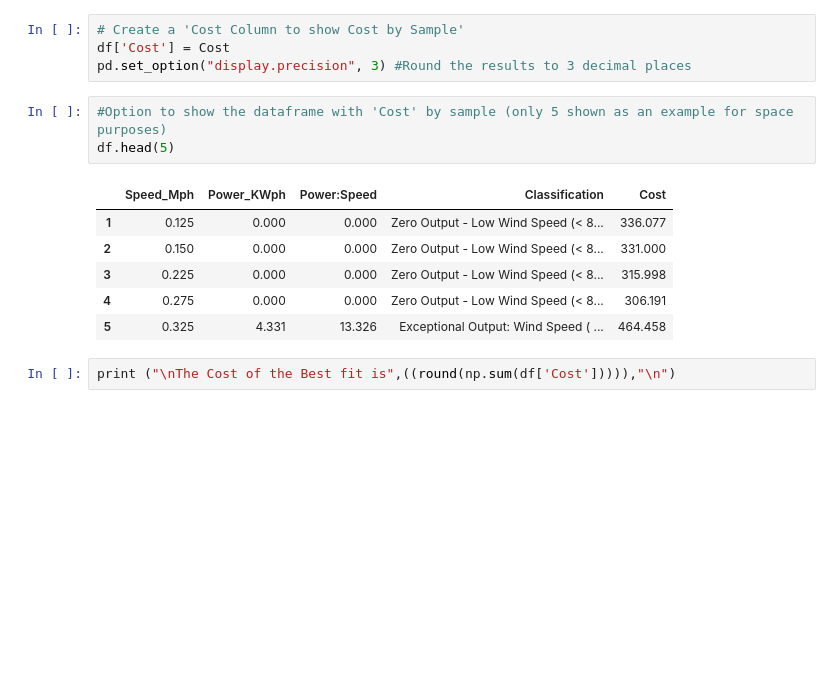
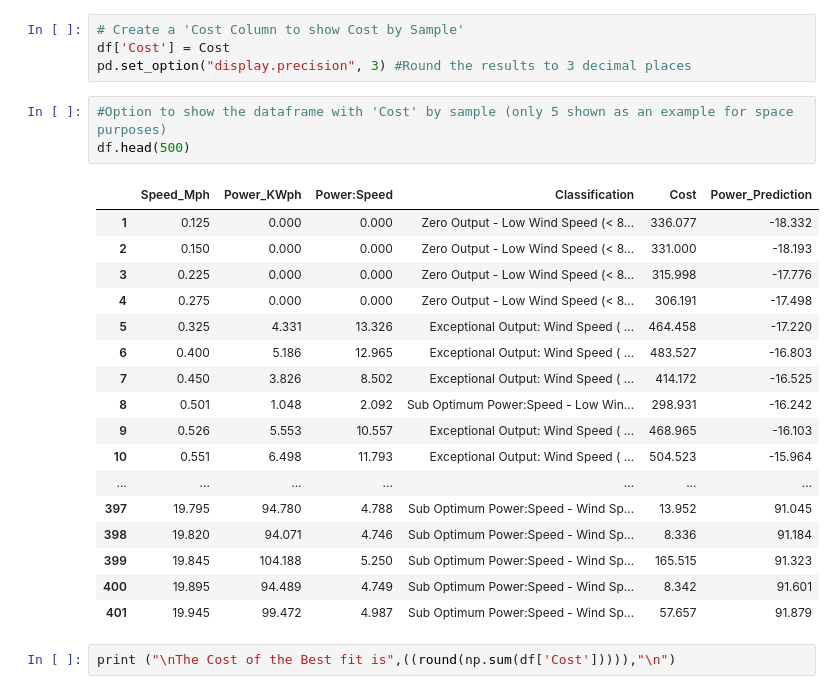
Before and after one commit to Fiona-600/Data-Analytics-2020-Project, a Jupyter notebook: Final Project 2020.ipynb, the cells around one changed output. Drawn from its saved outputs; the diff is of its cells as text; blank space fills up the shorter version.

```diff
--- a/Final Project 2020.ipynb
+++ b/Final Project 2020.ipynb
@@ -520,14 +528,25 @@ df['Cost'] = Cost
 pd.set_option("display.precision", 3) #Round the results to 3 decimal places
 # %%
 #Option to show the dataframe with 'Cost' by sample (only 5 shown as an example for space purposes)
-df.head(5)
+df.head(500)
 # %% [output]
-|  | Speed_Mph | Power_KWph | Power:Speed | Classification | Cost |
-| 1 | 0.125 | 0.000 | 0.000 | Zero Output - Low Wind Speed (< 8... | 336.077 |
-| 2 | 0.150 | 0.000 | 0.000 | Zero Output - Low Wind Speed (< 8... | 331.000 |
-| 3 | 0.225 | 0.000 | 0.000 | Zero Output - Low Wind Speed (< 8... | 315.998 |
-| 4 | 0.275 | 0.000 | 0.000 | Zero Output - Low Wind Speed (< 8... | 306.191 |
-| 5 | 0.325 | 4.331 | 13.326 | Exceptional Output: Wind Speed ( ... | 464.458 |
+|  | Speed_Mph | Power_KWph | Power:Speed | Classification | Cost | Power_Prediction |
+| 1 | 0.125 | 0.000 | 0.000 | Zero Output - Low Wind Speed (< 8... | 336.077 | -18.332 |
+| 2 | 0.150 | 0.000 | 0.000 | Zero Output - Low Wind Speed (< 8... | 331.000 | -18.193 |
+| 3 | 0.225 | 0.000 | 0.000 | Zero Output - Low Wind Speed (< 8... | 315.998 | -17.776 |
+| 4 | 0.275 | 0.000 | 0.000 | Zero Output - Low Wind Speed (< 8... | 306.191 | -17.498 |
+| 5 | 0.325 | 4.331 | 13.326 | Exceptional Output: Wind Speed ( ... | 464.458 | -17.220 |
+| 6 | 0.400 | 5.186 | 12.965 | Exceptional Output: Wind Speed ( ... | 483.527 | -16.803 |
+| 7 | 0.450 | 3.826 | 8.502 | Exceptional Output: Wind Speed ( ... | 414.172 | -16.525 |
+| 8 | 0.501 | 1.048 | 2.092 | Sub Optimum Power:Speed - Low Win... | 298.931 | -16.242 |
+| 9 | 0.526 | 5.553 | 10.557 | Exceptional Output: Wind Speed ( ... | 468.965 | -16.103 |
+| 10 | 0.551 | 6.498 | 11.793 | Exceptional Output: Wind Speed ( ... | 504.523 | -15.964 |
+| ... | ... | ... | ... | ... | ... | ... |
+| 397 | 19.795 | 94.780 | 4.788 | Sub Optimum Power:Speed - Wind Sp... | 13.952 | 91.045 |
+| 398 | 19.820 | 94.071 | 4.746 | Sub Optimum Power:Speed - Wind Sp... | 8.336 | 91.184 |
+| 399 | 19.845 | 104.188 | 5.250 | Sub Optimum Power:Speed - Wind Sp... | 165.515 | 91.323 |
+| 400 | 19.895 | 94.489 | 4.749 | Sub Optimum Power:Speed - Wind Sp... | 8.342 | 91.601 |
+| 401 | 19.945 | 99.472 | 4.987 | Sub Optimum Power:Speed - Wind Sp... | 57.657 | 91.879 |
 # %%
 print ("\nThe Cost of the Best fit is",((round(np.sum(df['Cost'])))),"\n")
 # %% [output]
```
Also changed, not shown: parts of 8 cells of this notebook, 1 other file.
